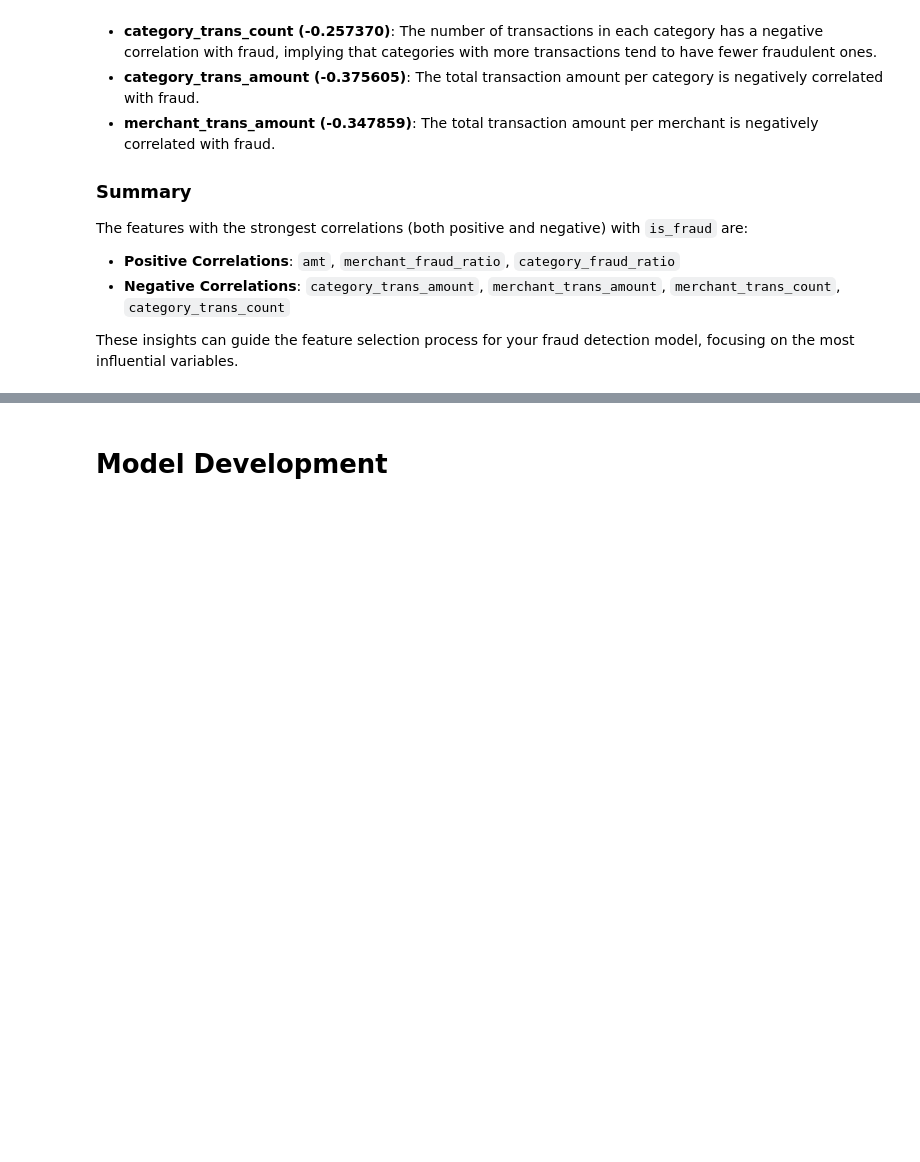
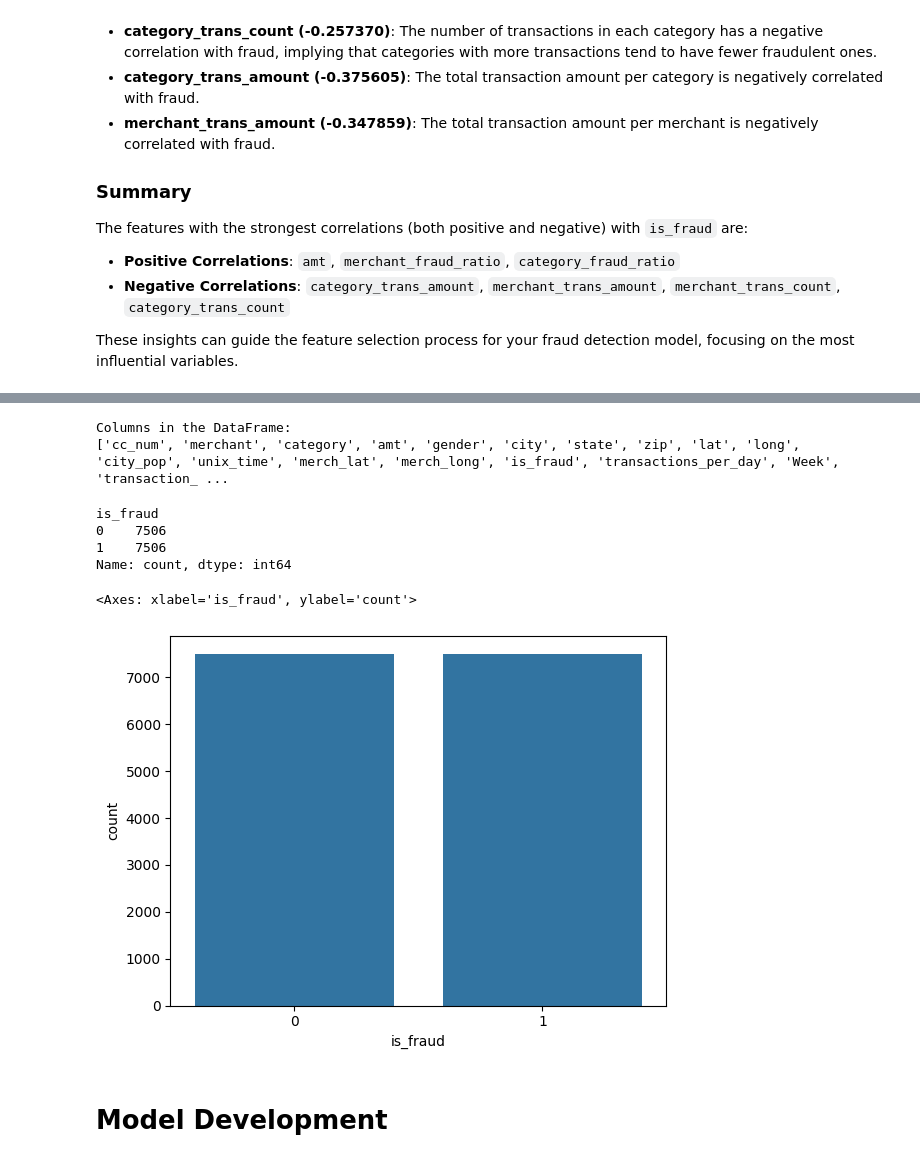
Before and after one commit to SSIN0045/TechnologyInnovationProject, a Jupyter notebook: tip_1.ipynb, the cells around one changed output, grey strips where cells are left out. Drawn from its saved outputs; the diff is of its cells as text; code cells hidden in the pictures; blank space fills up the shorter version.

```diff
--- a/tip_1.ipynb
+++ b/tip_1.ipynb
@@ -655,0 +731,15 @@ plt.show()
+# %%
+# Initialize the LabelEncoder
+label_encoder = LabelEncoder()
+
+# Encode categorical variables into numerical values
+df['merchant'] = label_encoder.fit_transform(df['merchant'])
+df['category'] = label_encoder.fit_transform(df['category'])
+df['city'] = label_encoder.fit_transform(df['city'])
+df['state'] = label_encoder.fit_transform(df['state'])
+# %%
+# Drop irrelevant or personally identifiable information (PII) columns
+df = df.drop(columns=["first", "last", "street", "trans_num", "dob", "trans_date", "trans_time", "job"])
+
+# Apply the mapping to convert 'gender' column to numerical values
+df['gender'] = df['gender'].map({'M': 1, 'F': 0})
@@ -655,0 +766,30 @@ plt.show()
+# %%
+# Print the list of all column names in the DataFrame
+print("Columns in the DataFrame:")
+print(df.columns.tolist())
+# %% [output]
+Columns in the DataFrame:
+['cc_num', 'merchant', 'category', 'amt', 'gender', 'city', 'state', 'zip', 'lat', 'long', 'city_pop', 'unix_time', 'merch_lat', 'merch_long', 'is_fraud', 'transactions_per_day', 'Week', 'transaction_ ...
+# %%
+# Step 3: Split the data into features (X) and target (y)
+X = df.drop(columns=['is_fraud'])  # Replace 'is_fraud' with your target column name if different
+y = df['is_fraud']  # Replace 'is_fraud' with your target column name if different
+
+# Step 4: Apply RandomUnderSampler to balance the dataset
+rus = RandomUnderSampler(random_state=42)
+X_under, y_under = rus.fit_resample(X, y)
+
+# Create the new dataset df_under from the resampled data
+df_under = pd.DataFrame(X_under, columns=X.columns)
+df_under['is_fraud'] = y_under
+
+# Check the balance of the resampled data
+print(y_under.value_counts())
+sns.countplot(x=y_under)
+# %% [output]
+is_fraud
+0    7506
+1    7506
+Name: count, dtype: int64
+<Axes: xlabel='is_fraud', ylabel='count'>
+[figure, added]
```
Also changed, not shown: parts of 18 cells of this notebook, 9 other files.
